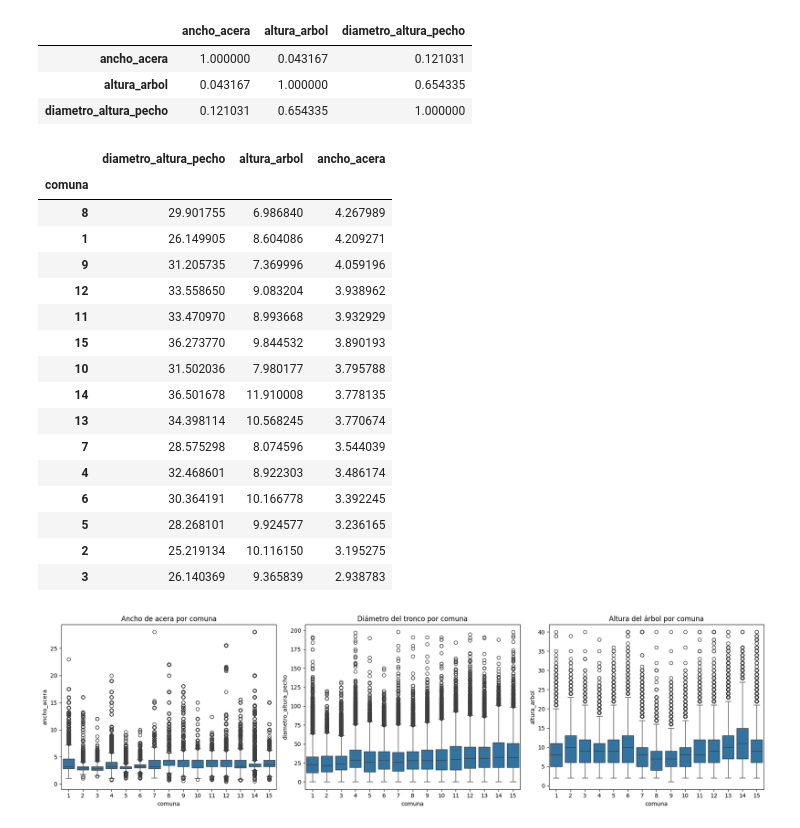
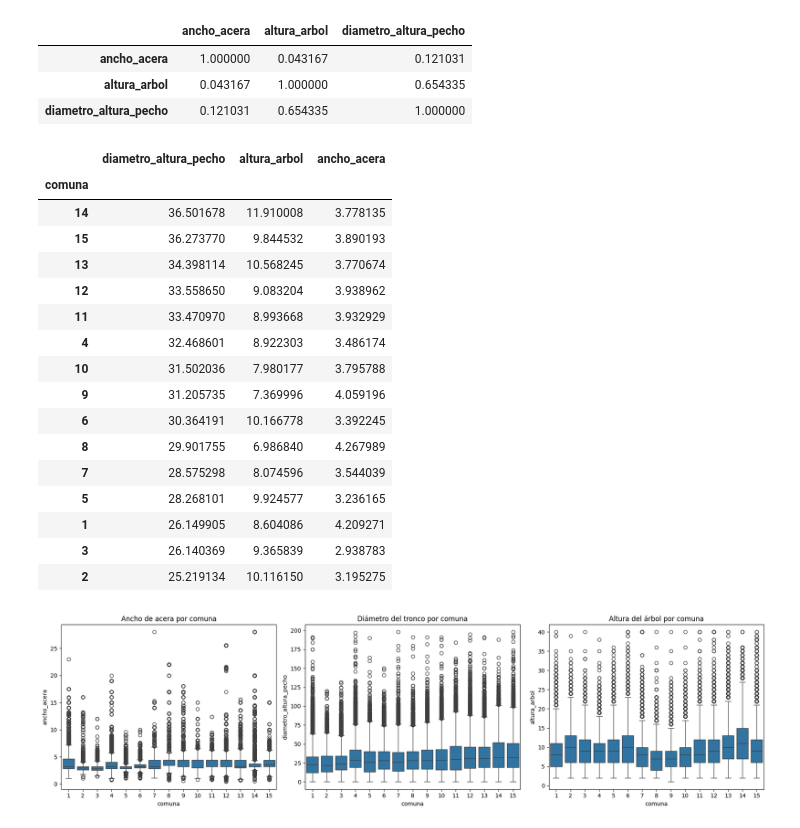
Before and after one commit to Rusoo37/TPEfundamentos, a Jupyter notebook: TPEL.ipynb, the cells around one changed output. Cells and saved outputs as stored; diff of their text form; code cells hidden in the pictures.

```diff
--- a/TPEL.ipynb
+++ b/TPEL.ipynb
@@ -976,26 +1034,26 @@ dataset_hipotesis6[['ancho_acera', 'altura_arbol', 'diametro_altura_pecho']].cor
 | diametro_altura_pecho | 0.121031 | 0.654335 | 1.000000 |
 # %%
 """ Aca tengo las medias de diametro a la altura del pecho y altura del arbol por comuna """
-muestra = dataset_hipotesis6.groupby('comuna')[['diametro_altura_pecho', 'altura_arbol', 'ancho_acera']].mean().sort_values(by='ancho_acera', ascending=False)
+muestra = dataset_hipotesis6.groupby('comuna')[['diametro_altura_pecho', 'altura_arbol', 'ancho_acera']].mean().sort_values(by='diametro_altura_pecho', ascending=False)
 muestra
 # %% [output]
 |  | diametro_altura_pecho | altura_arbol | ancho_acera |
 | comuna |  |  |  |
-| 8 | 29.901755 | 6.986840 | 4.267989 |
-| 1 | 26.149905 | 8.604086 | 4.209271 |
-| 9 | 31.205735 | 7.369996 | 4.059196 |
+| 14 | 36.501678 | 11.910008 | 3.778135 |
+| 15 | 36.273770 | 9.844532 | 3.890193 |
+| 13 | 34.398114 | 10.568245 | 3.770674 |
 | 12 | 33.558650 | 9.083204 | 3.938962 |
 | 11 | 33.470970 | 8.993668 | 3.932929 |
-| 15 | 36.273770 | 9.844532 | 3.890193 |
+| 4 | 32.468601 | 8.922303 | 3.486174 |
 | 10 | 31.502036 | 7.980177 | 3.795788 |
-| 14 | 36.501678 | 11.910008 | 3.778135 |
-| 13 | 34.398114 | 10.568245 | 3.770674 |
+| 9 | 31.205735 | 7.369996 | 4.059196 |
+| 6 | 30.364191 | 10.166778 | 3.392245 |
+| 8 | 29.901755 | 6.986840 | 4.267989 |
 | 7 | 28.575298 | 8.074596 | 3.544039 |
-| 4 | 32.468601 | 8.922303 | 3.486174 |
-| 6 | 30.364191 | 10.166778 | 3.392245 |
 | 5 | 28.268101 | 9.924577 | 3.236165 |
+| 1 | 26.149905 | 8.604086 | 4.209271 |
+| 3 | 26.140369 | 9.365839 | 2.938783 |
 | 2 | 25.219134 | 10.116150 | 3.195275 |
-| 3 | 26.140369 | 9.365839 | 2.938783 |
 # %%
 import seaborn as sns
 import matplotlib.pyplot as plt
```
Also changed, not shown: parts of 11 cells of this notebook, 2 other files.
